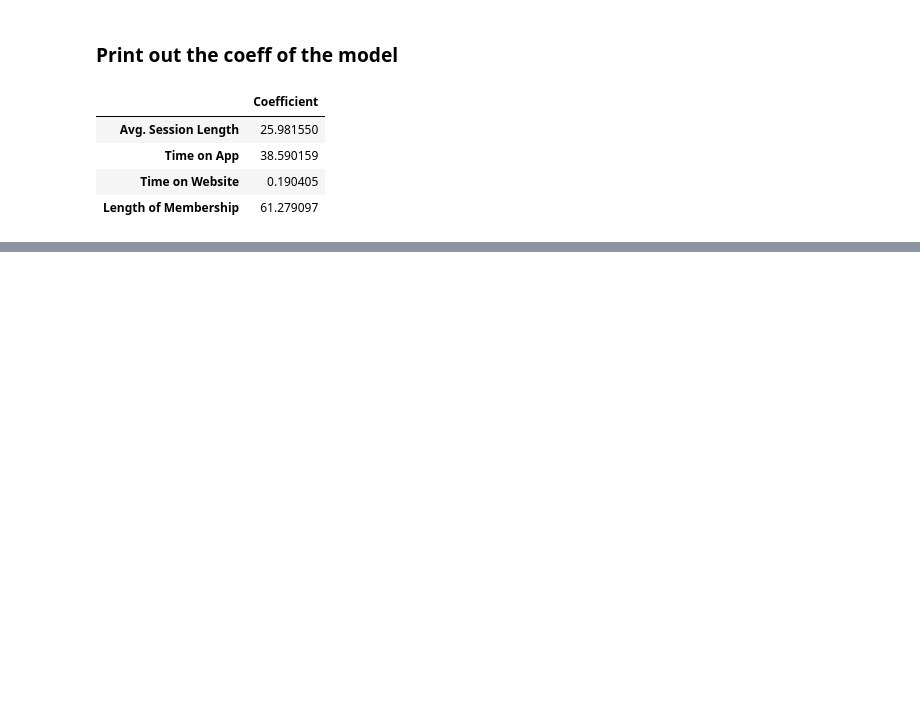
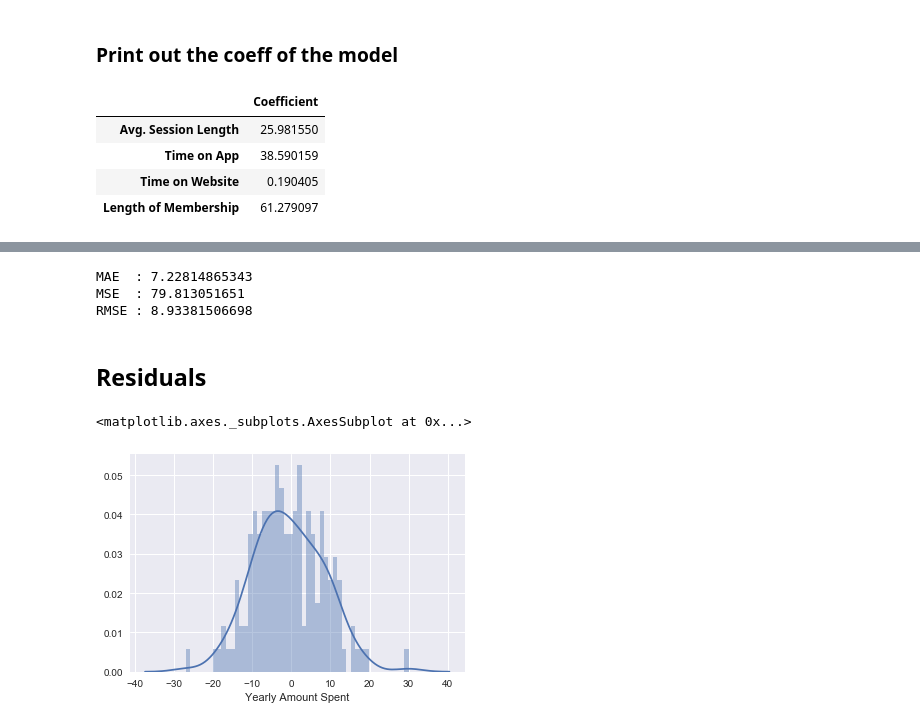
Before and after one commit to IrwingD/ML-Linear-Regression-Basics, a Jupyter notebook: Linear Regression In Python.ipynb, the cells around one changed output, grey strips where cells are left out. Cells and saved outputs as stored; diff of their text form; code cells hidden in the pictures; blank space fills up the shorter version.

```diff
--- a/Linear Regression In Python.ipynb
+++ b/Linear Regression In Python.ipynb
@@ -119,0 +148,21 @@ pd.DataFrame(data=lm.coef_,index=X_train.columns,columns=['Coefficient'])
+# %%
+from sklearn import metrics
+
+MAE = metrics.mean_absolute_error(y_test,prediction)
+MSE = metrics.mean_squared_error(y_test,prediction)
+RMSE = np.sqrt(MSE)
+
+print('MAE  :', MAE)
+print('MSE  :' , MSE)
+print('RMSE :',RMSE)
+# %% [output]
+MAE  : 7.22814865343
+MSE  : 79.813051651
+RMSE : 8.93381506698
+# %% [markdown]
+## Residuals
+# %%
+sns.distplot((y_test-prediction),bins=50)
+# %% [output]
+<matplotlib.axes._subplots.AxesSubplot at 0x...>
+[figure, added]
```
Also changed, not shown: parts of 7 cells of this notebook.
